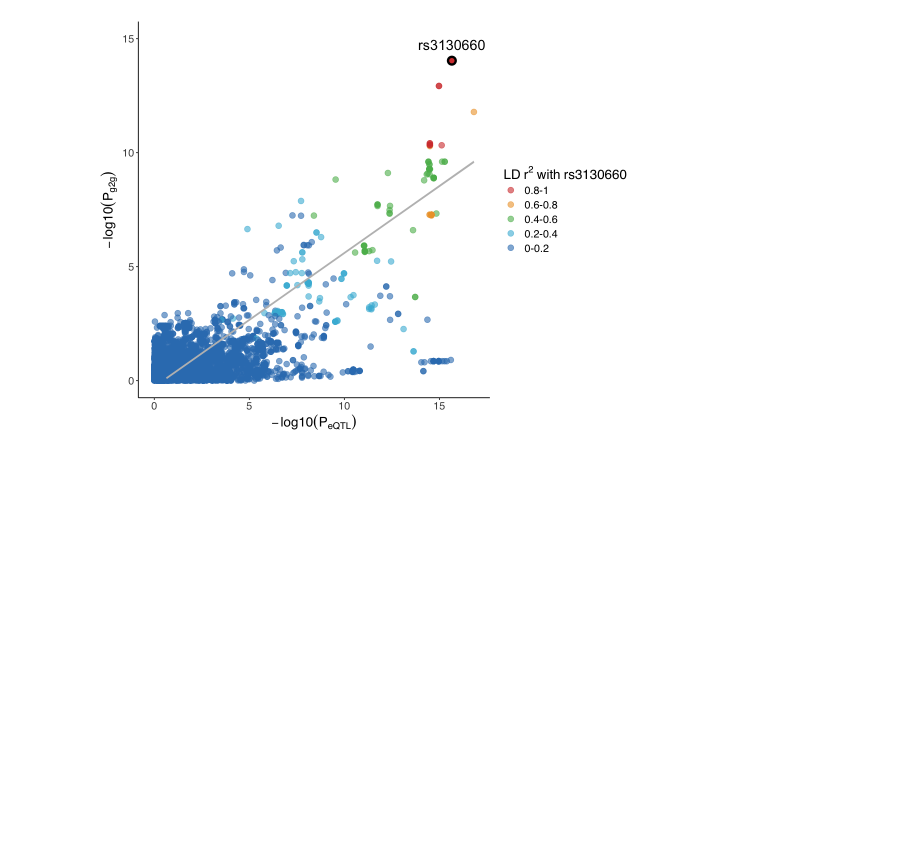
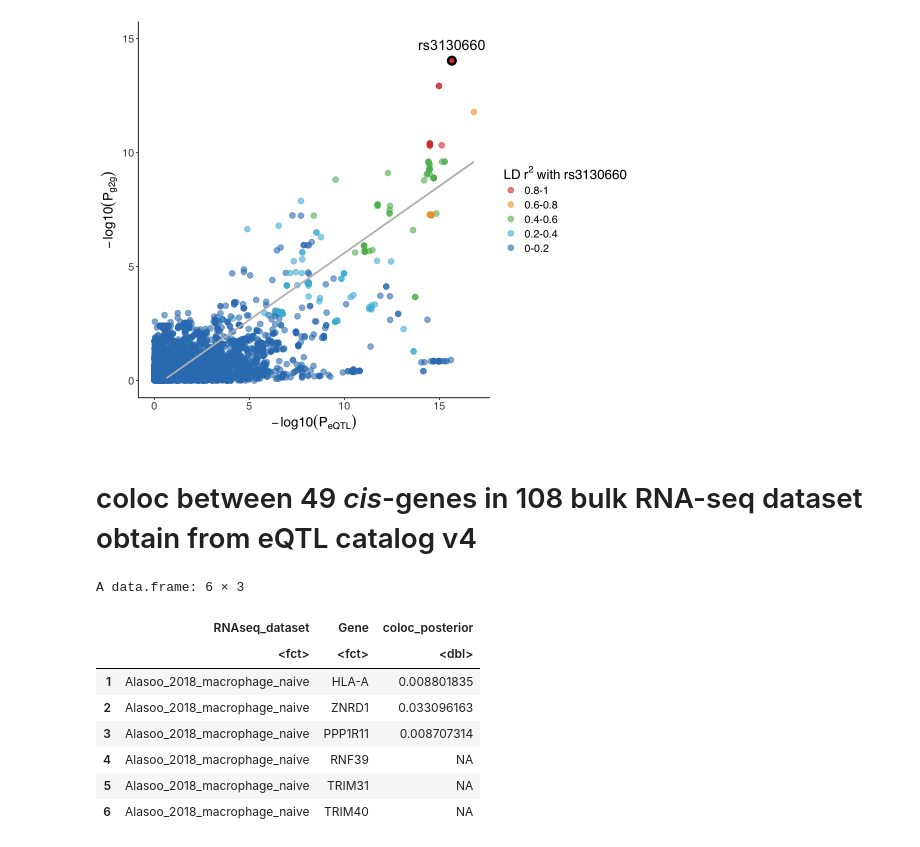
Before and after one commit to yang-luo-lab/TB-g2g, a Jupyter notebook: scripts/Supplementary_Figures.ipynb, the cells around one changed output. Saved outputs shown, nothing was run; the diff lists cells and outputs as text; code cells hidden in the pictures; blank space fills up the shorter version.

```diff
--- a/scripts/Supplementary_Figures.ipynb
+++ b/scripts/Supplementary_Figures.ipynb
@@ -219,3 +219,18 @@ Warning message:
 Warning message:
 “Removed 3 rows containing missing values (geom_smooth).”
 [figure]
+# %% [markdown]
+# coloc between 49 *cis*-genes in 108 bulk RNA-seq dataset obtain from eQTL catalog v4
+# %%
+coloc <- read.table("../data/coloc_results.txt",h=T)
+head(coloc)
+# %% [output]
+A data.frame: 6 × 3
+|  | RNAseq_dataset | Gene | coloc_posterior |
+|  | <fct> | <fct> | <dbl> |
+| 1 | Alasoo_2018_macrophage_naive | HLA-A | 0.008801835 |
+| 2 | Alasoo_2018_macrophage_naive | ZNRD1 | 0.033096163 |
+| 3 | Alasoo_2018_macrophage_naive | PPP1R11 | 0.008707314 |
+| 4 | Alasoo_2018_macrophage_naive | RNF39 | NA |
+| 5 | Alasoo_2018_macrophage_naive | TRIM31 | NA |
+| 6 | Alasoo_2018_macrophage_naive | TRIM40 | NA |
```
Also changed, not shown: parts of 2 cells of this notebook, 6 other files.
